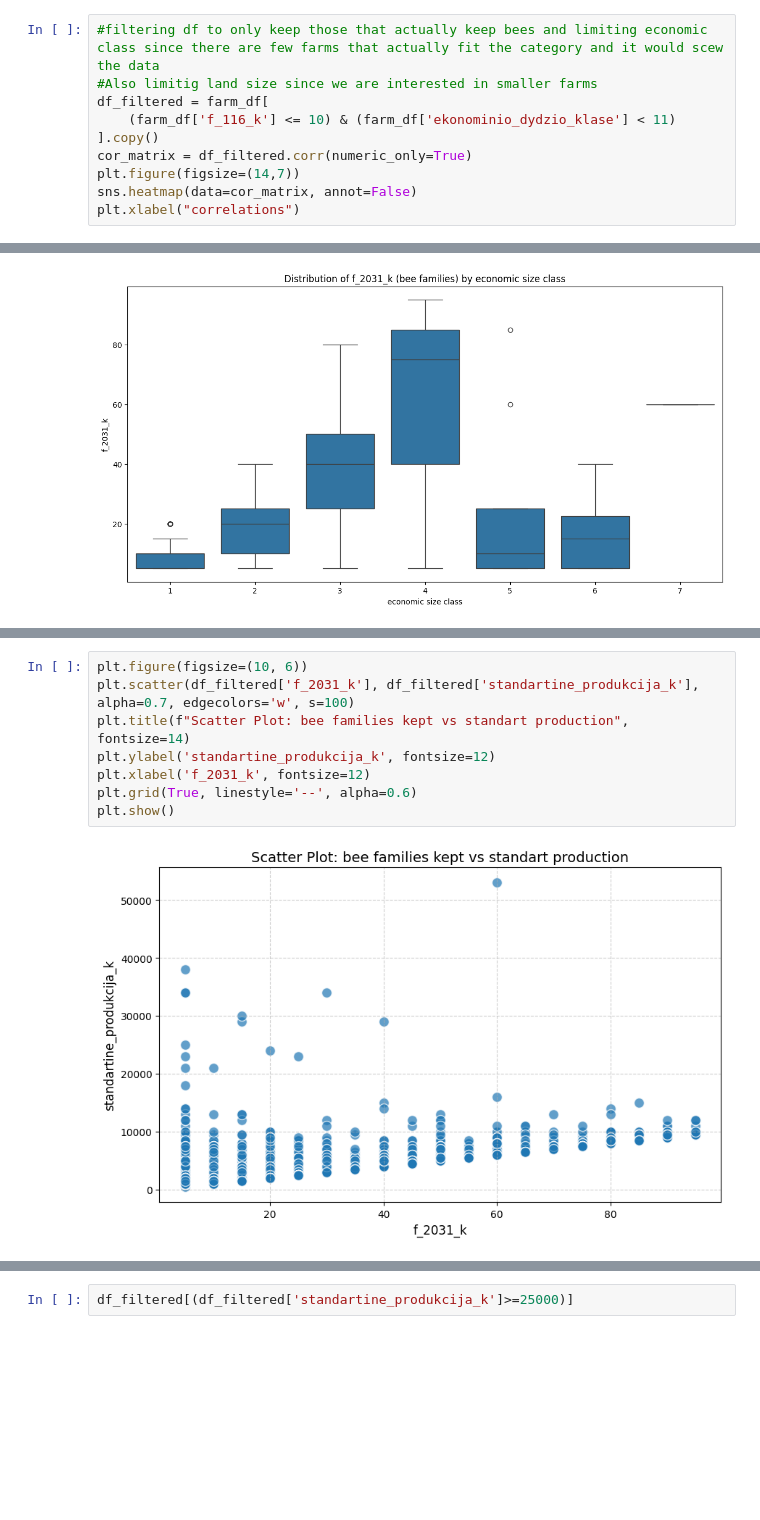
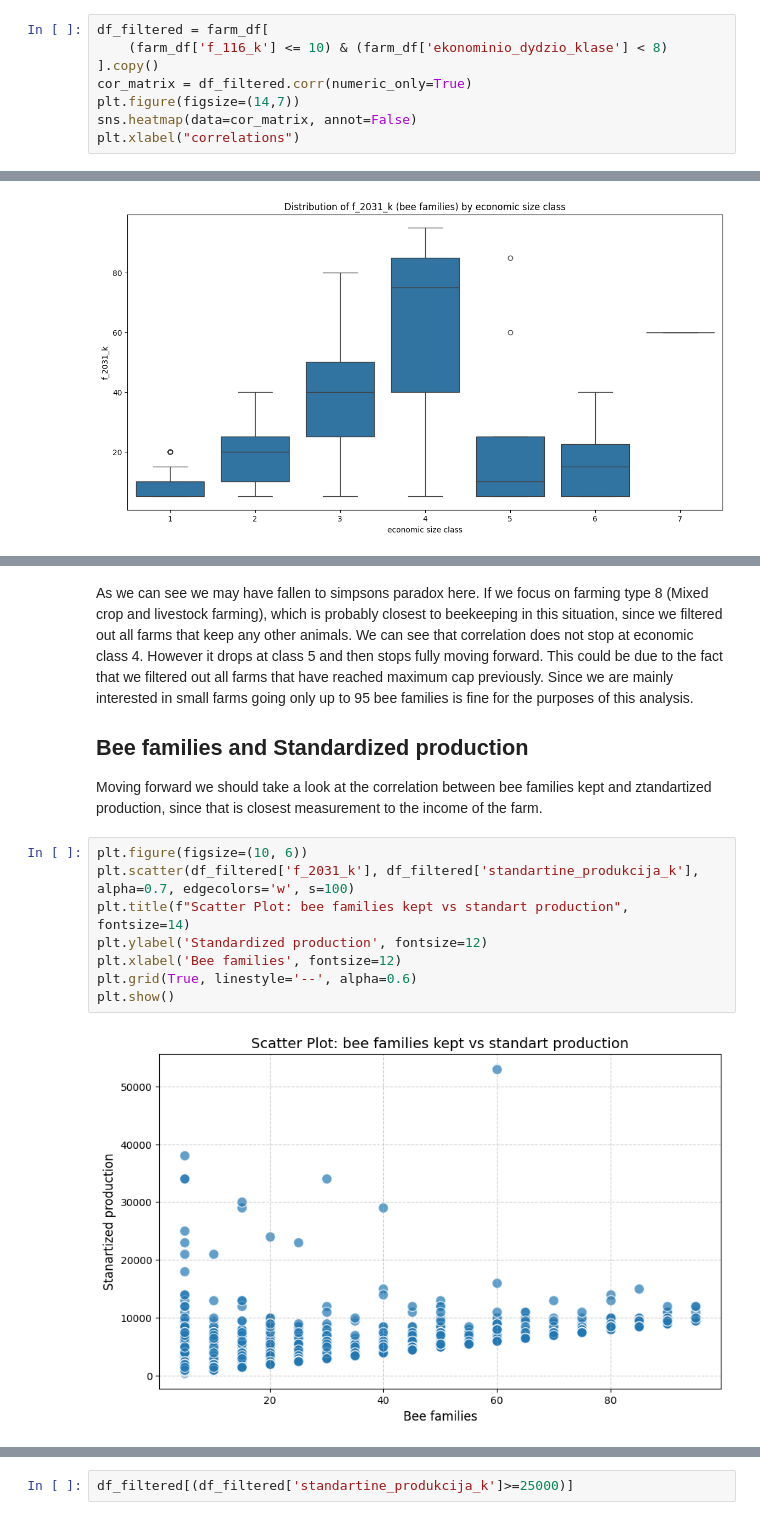
Before and after one commit to plerixus/Lithuanian_agriculture_analysis_2020, a Jupyter notebook: notebooks/Beekeeping_for_small_farms.ipynb, the cells around one changed output, grey strips where cells are left out. Cells and saved outputs as stored; diff of their text form; blank space fills up the shorter version.

```diff
--- a/notebooks/Beekeeping_for_small_farms.ipynb
+++ b/notebooks/Beekeeping_for_small_farms.ipynb
@@ -49,8 +44,6 @@ farm_df.shape
 # %%
-#filtering df to only keep those that actually keep bees and limiting economic class since there are few farms that actually fit the category and it would scew the data
-#Also limitig land size since we are interested in smaller farms
 df_filtered = farm_df[
-    (farm_df['f_116_k'] <= 10) & (farm_df['ekonominio_dydzio_klase'] < 11)
+    (farm_df['f_116_k'] <= 10) & (farm_df['ekonominio_dydzio_klase'] < 8)
 ].copy()
 cor_matrix = df_filtered.corr(numeric_only=True)
 plt.figure(figsize=(14,7))
@@ -73,10 +84,14 @@ Lets look deeper into economic class distribution amongst beekeeping farms.
+# %% [markdown]
+As we can see we may have fallen to simpsons paradox here. If we focus on farming type 8 (Mixed crop and livestock farming), which is probably closest to beekeeping in this situation, since we filtered out all farms that keep any other animals. We can see that correlation does not stop at economic class 4. However it drops at class 5 and then stops fully moving forward. This could be due to the fact that we filtered out all farms that have reached maximum cap previously. Since we are mainly interested in small farms going only up to 95 bee families is fine for the purposes of this analysis.
+## Bee families and Standardized production
+Moving forward we should take a look at the correlation between bee families kept and ztandartized production, since that is closest measurement to the income of the farm.
 # %%
 plt.figure(figsize=(10, 6))
 plt.scatter(df_filtered['f_2031_k'], df_filtered['standartine_produkcija_k'], alpha=0.7, edgecolors='w', s=100)
 plt.title(f"Scatter Plot: bee families kept vs standart production", fontsize=14)
-plt.ylabel('standartine_produkcija_k', fontsize=12)
-plt.xlabel('f_2031_k', fontsize=12)
+plt.ylabel('Standardized production', fontsize=12)
+plt.xlabel('Bee families', fontsize=12)
 plt.grid(True, linestyle='--', alpha=0.6)
 plt.show()
 # %% [output]
-[figure, old version]
+[figure, new version]
```
Also changed, not shown: parts of 16 cells of this notebook.
